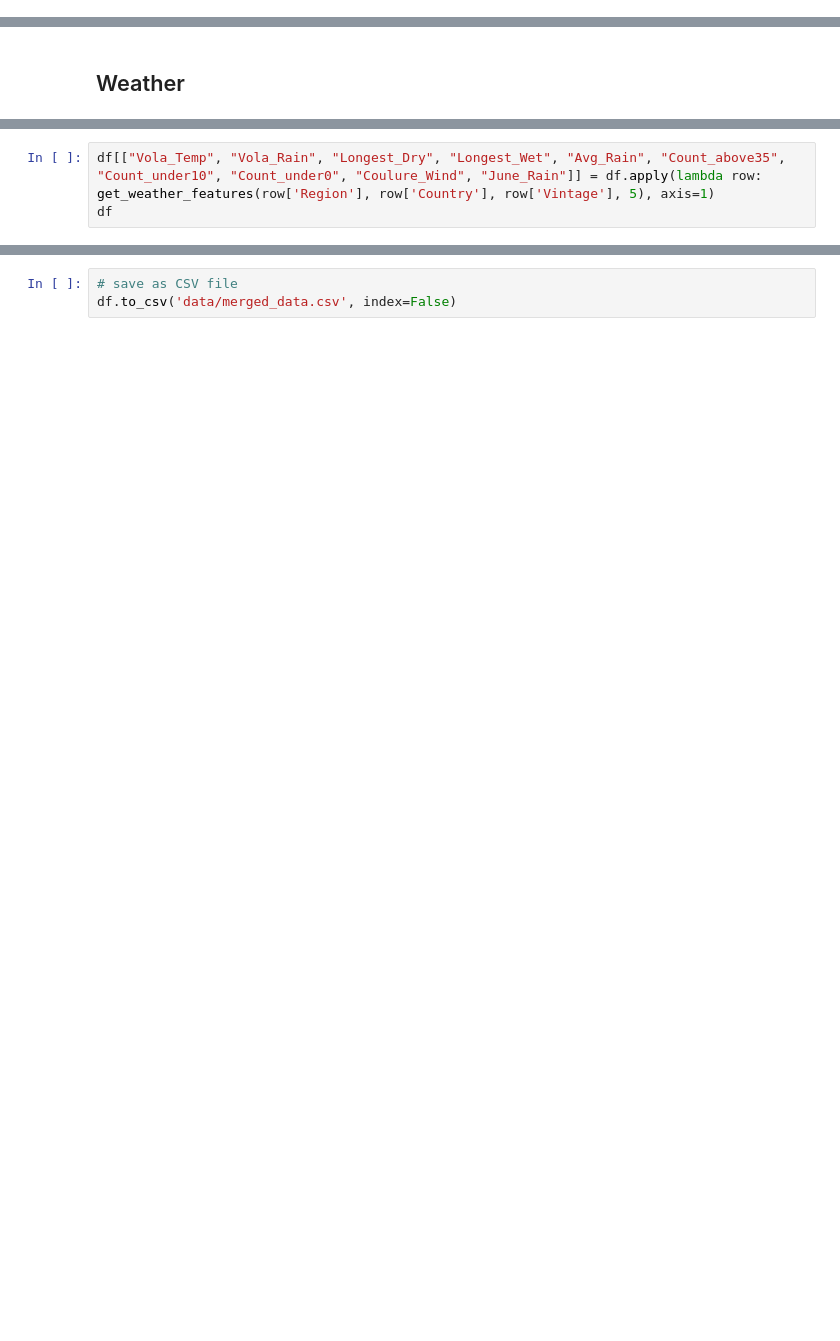
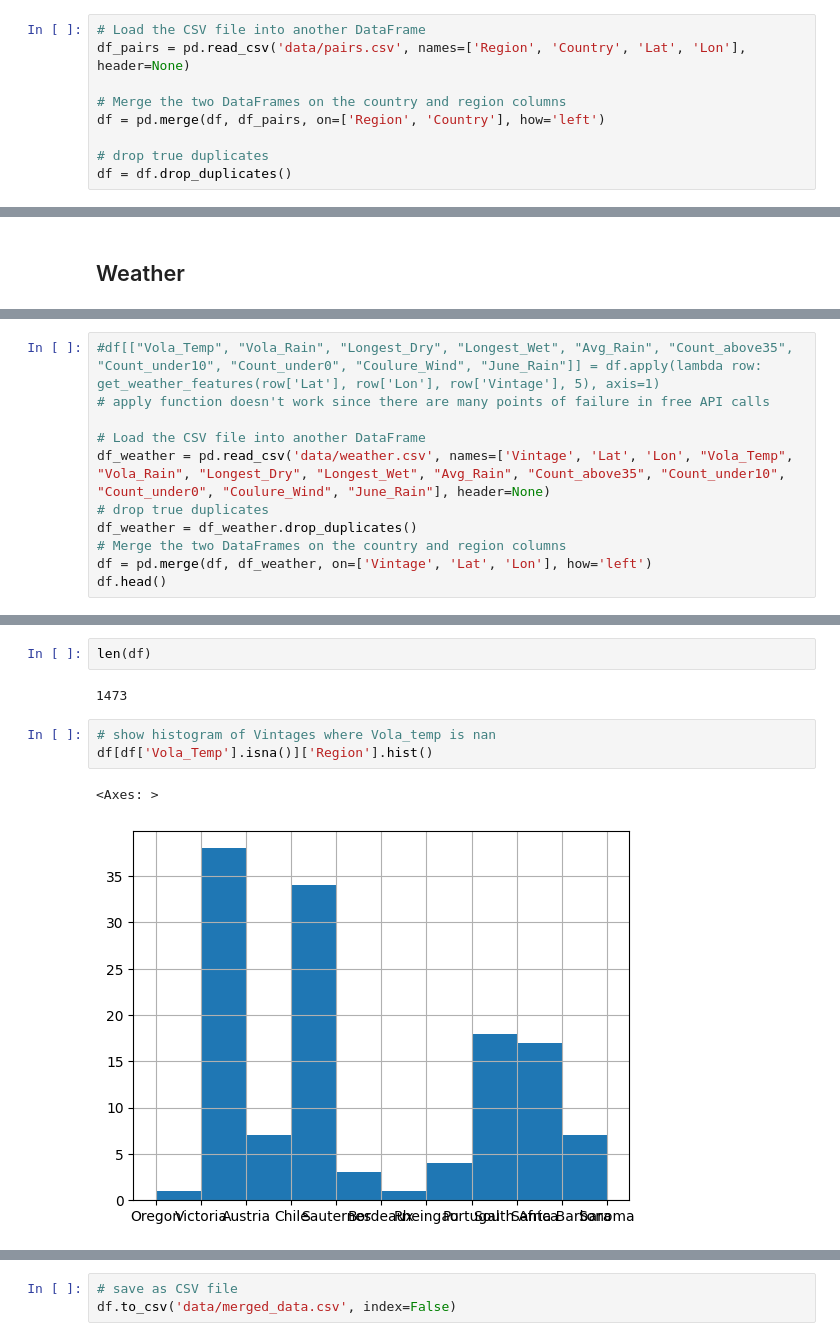
Before and after one commit to trashpanda-ai/Wine-Terroir, a Jupyter notebook: 3. Enrichment.ipynb, the cells around one changed output, grey strips where cells are left out. Cells and saved outputs as stored; diff of their text form; blank space fills up the shorter version.

Commit message:
fixed some issue with duplicates

```diff
--- a/3. Enrichment.ipynb
+++ b/3. Enrichment.ipynb
@@ -224,0 +267,9 @@ unique
+# %%
+# Load the CSV file into another DataFrame
+df_pairs = pd.read_csv('data/pairs.csv', names=['Region', 'Country', 'Lat', 'Lon'], header=None)
+
+# Merge the two DataFrames on the country and region columns
+df = pd.merge(df, df_pairs, on=['Region', 'Country'], how='left')
+
+# drop true duplicates
+df = df.drop_duplicates()
@@ -247,3 +290,0 @@ unique
-# %%
-df[["Vola_Temp", "Vola_Rain", "Longest_Dry", "Longest_Wet", "Avg_Rain", "Count_above35", "Count_under10", "Count_under0", "Coulure_Wind", "June_Rain"]] = df.apply(lambda row: get_weather_features(row['Region'], row['Country'], row['Vintage'], 5), axis=1)
-df
@@ -251,0 +314,11 @@ GeocoderUnavailable: HTTPSConnectionPool(host='nominatim.openstreetmap.org', por
+# %%
+#df[["Vola_Temp", "Vola_Rain", "Longest_Dry", "Longest_Wet", "Avg_Rain", "Count_above35", "Count_under10", "Count_under0", "Coulure_Wind", "June_Rain"]] = df.apply(lambda row: get_weather_features(row['Lat'], row['Lon'], row['Vintage'], 5), axis=1)
+# apply function doesn't work since there are many points of failure in free API calls
+
+# Load the CSV file into another DataFrame
+df_weather = pd.read_csv('data/weather.csv', names=['Vintage', 'Lat', 'Lon', "Vola_Temp", "Vola_Rain", "Longest_Dry", "Longest_Wet", "Avg_Rain", "Count_above35", "Count_under10", "Count_under0", "Coulure_Wind", "June_Rain"], header=None)
+# drop true duplicates
+df_weather = df_weather.drop_duplicates()
+# Merge the two DataFrames on the country and region columns
+df = pd.merge(df, df_weather, on=['Vintage', 'Lat', 'Lon'], how='left')
+df.head()
@@ -251,0 +332,10 @@ GeocoderUnavailable: HTTPSConnectionPool(host='nominatim.openstreetmap.org', por
+# %%
+len(df)
+# %% [output]
+1473
+# %%
+# show histogram of Vintages where Vola_temp is nan
+df[df['Vola_Temp'].isna()]['Region'].hist()
+# %% [output]
+<Axes: >
+[figure, added]
```
Also changed, not shown: parts of 16 cells of this notebook, 4 other files.
